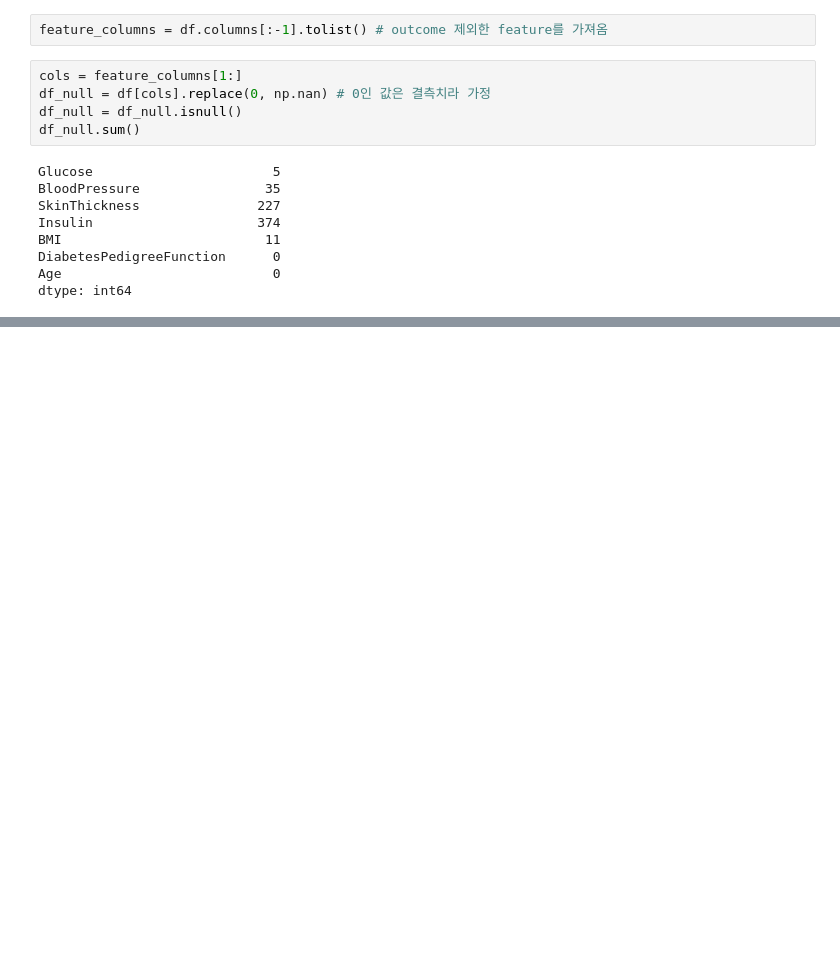
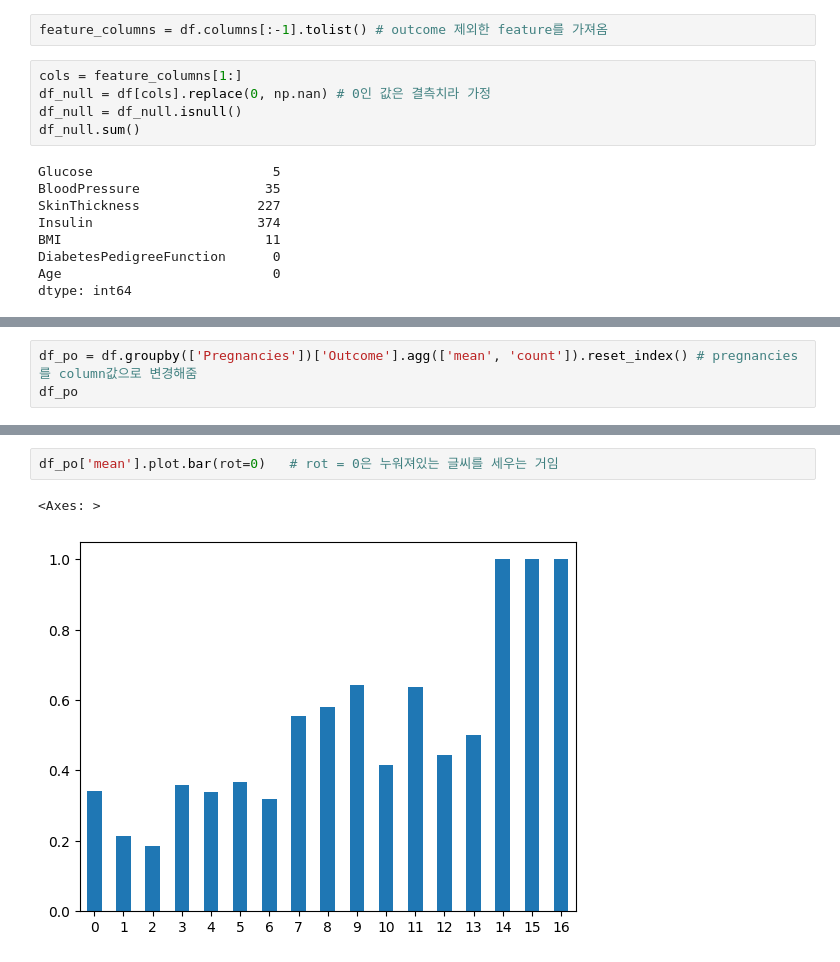
Before and after one commit to MinuSpurs/ML_study, a Jupyter notebook: Data_science_project_2024/EDA.ipynb, the cells around one changed output, grey strips where cells are left out. Cells and saved outputs as stored; diff of their text form; blank space fills up the shorter version.

```diff
--- a/Data_science_project_2024/EDA.ipynb
+++ b/Data_science_project_2024/EDA.ipynb
@@ -90,0 +134,3 @@ dtype: int64
+# %%
+df_po = df.groupby(['Pregnancies'])['Outcome'].agg(['mean', 'count']).reset_index() # pregnancies를 column값으로 변경해줌
+df_po
@@ -90,0 +156,5 @@ dtype: int64
+# %%
+df_po['mean'].plot.bar(rot=0)   # rot = 0은 누워져있는 글씨를 세우는 거임
+# %% [output]
+<Axes: >
+[figure, added]
```
Also changed, not shown: parts of 11 cells of this notebook.
